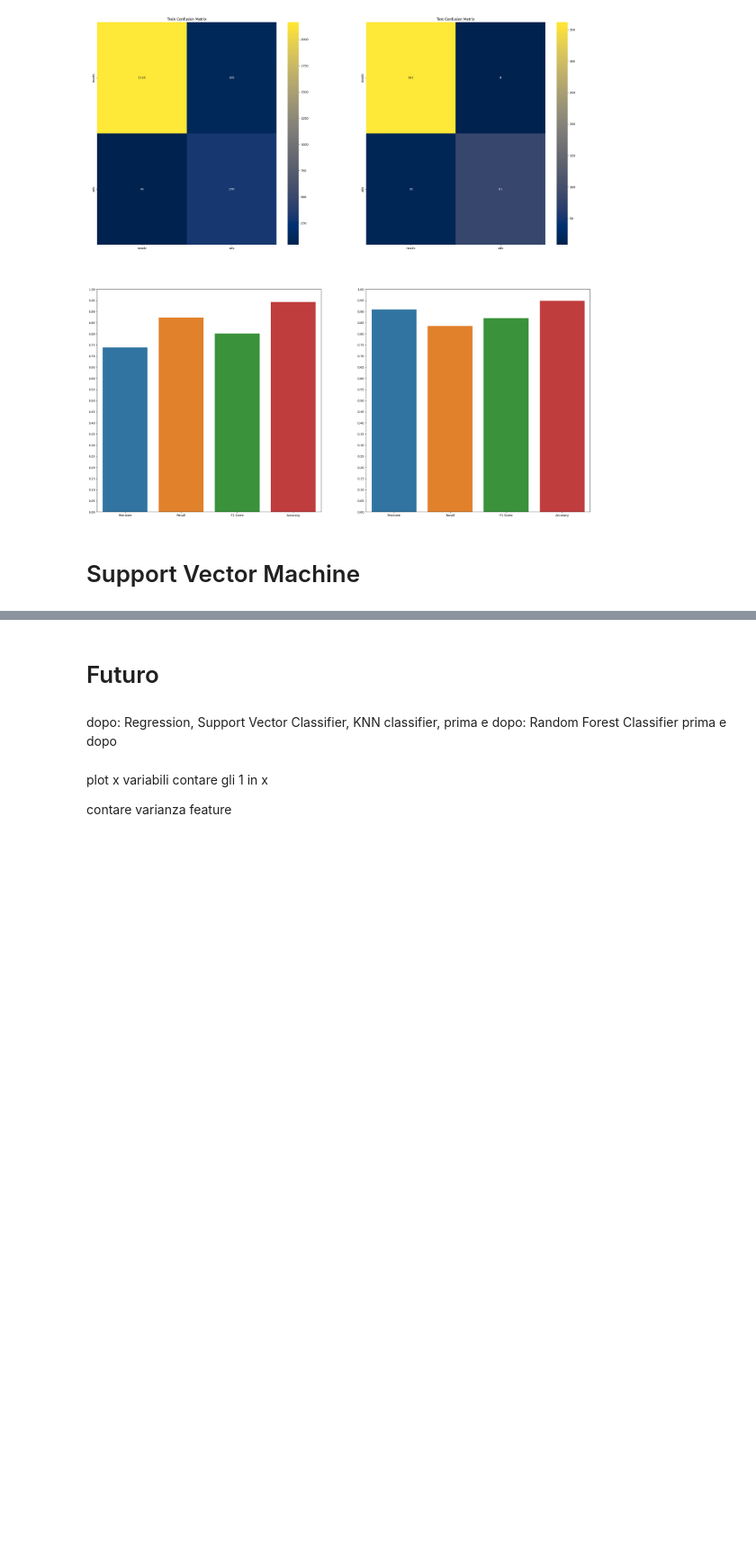
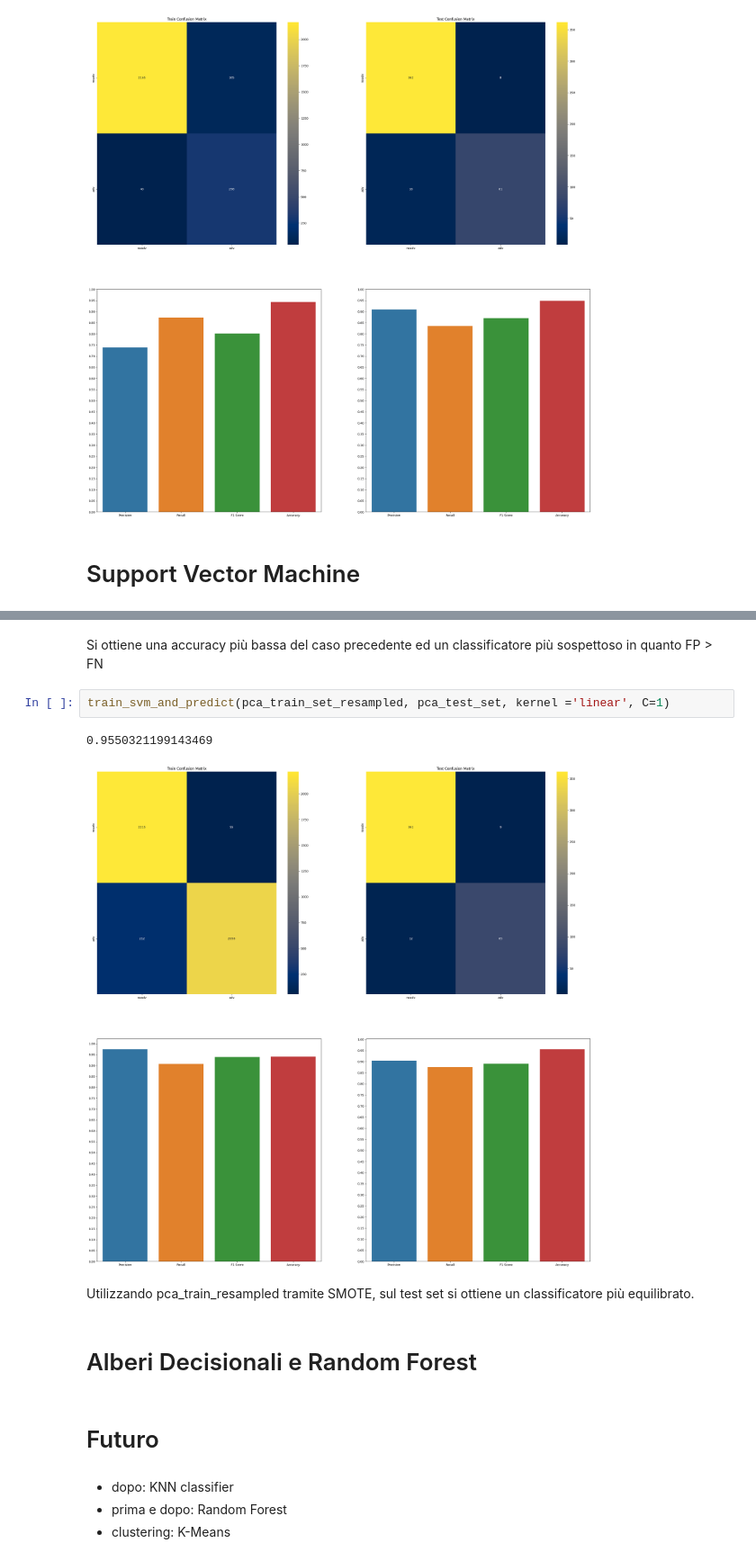
Before and after one commit to wredan/fad-project, a Jupyter notebook: notebook.ipynb, the cells around one changed output, grey strips where cells are left out. Shown at 90% size. Saved outputs shown, nothing was run; the diff lists cells and outputs as text; blank space fills up the shorter version.

```diff
--- a/notebook.ipynb
+++ b/notebook.ipynb
@@ -910,10 +949,17 @@ metrics_printer(pca_train_set['Class'], train_pred, pca_test_set['Class'], test_
+# %% [markdown]
+Si ottiene una accuracy più bassa del caso precedente ed un classificatore più sospettoso in quanto FP > FN
+# %%
+train_svm_and_predict(pca_train_set_resampled, pca_test_set, kernel ='linear', C=1)
+# %% [output]
+0.9550321199143469
+[figure, added]
+# %% [markdown]
+Utilizzando pca_train_resampled tramite SMOTE, sul test set si ottiene un classificatore più equilibrato.
+# %% [markdown]
+# Alberi Decisionali e Random Forest <a id="alberi">
 # %% [markdown]
 # Futuro
 # %% [markdown]
-dopo:  Regression, Support Vector Classifier, KNN classifier,
-prima e dopo: Random Forest
-Classifier prima e dopo
+* dopo: KNN classifier
+* prima e dopo: Random Forest
+* clustering: K-Means
-# %% [markdown]
-plot x variabili contare gli 1 in x
-
-contare varianza feature
```
Also changed, not shown: parts of 18 cells of this notebook.
